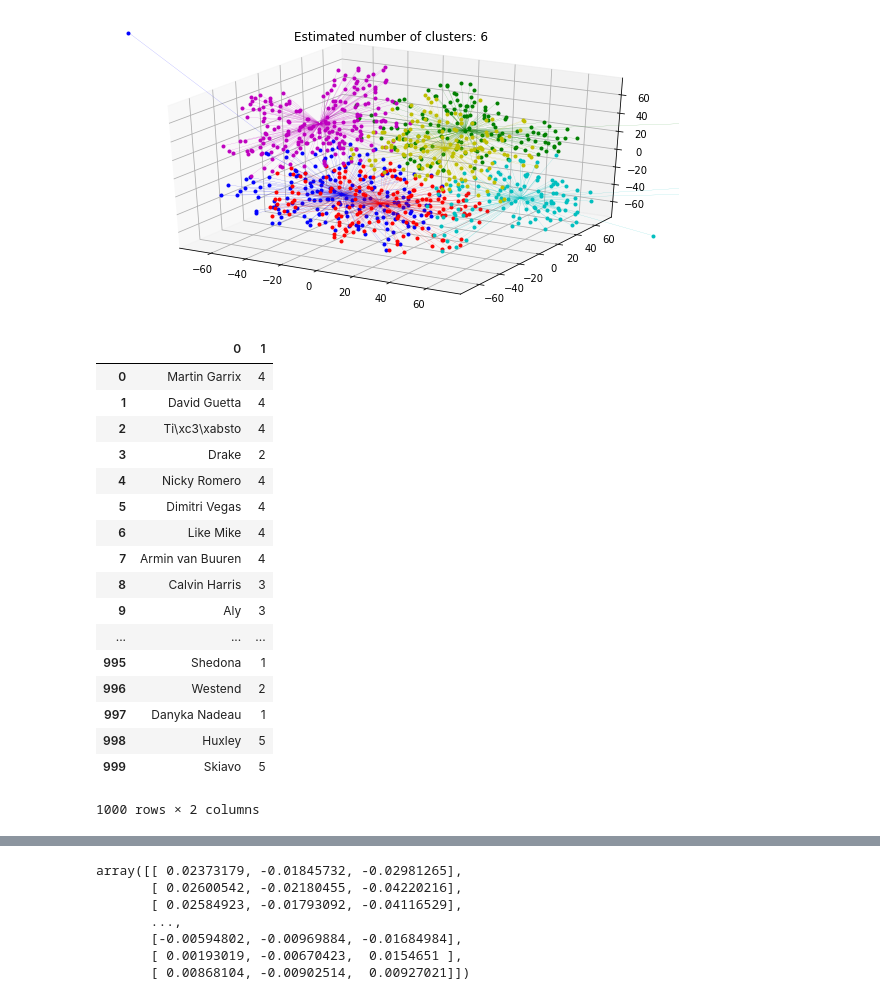
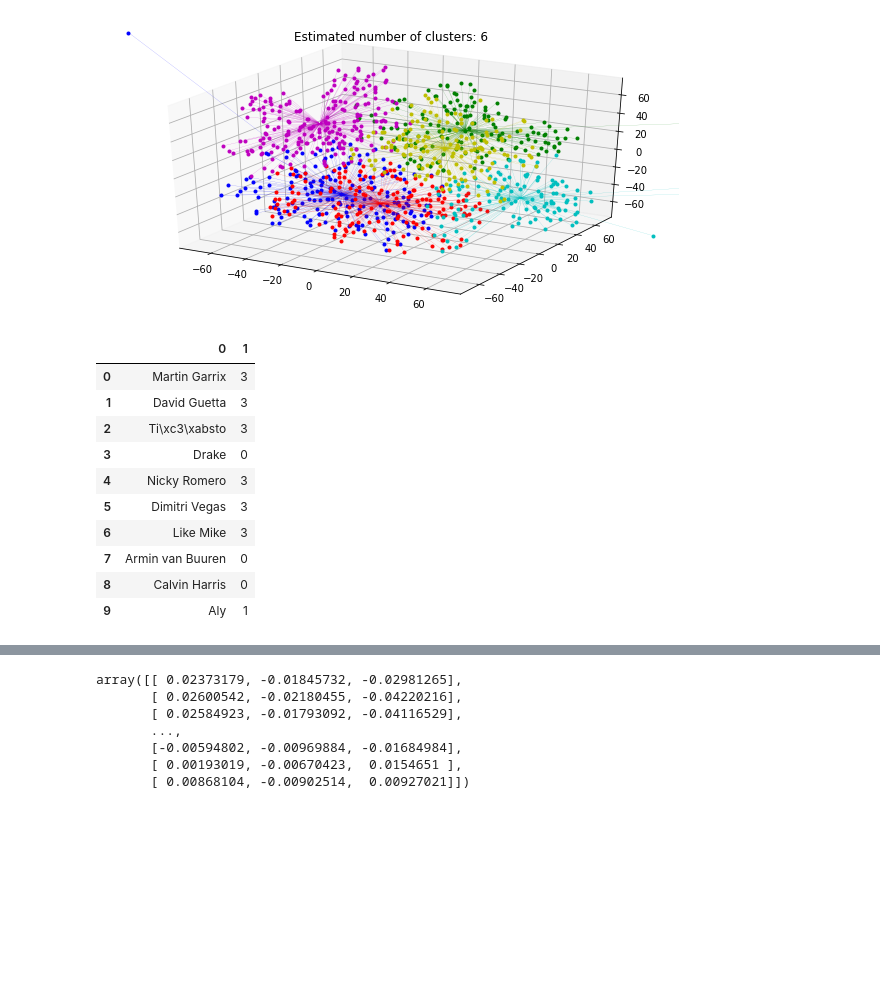
Before and after one commit to mfaenza/1001, a Jupyter notebook: GraphSandboxClean.ipynb, the cells around one changed output, grey strips where cells are left out. Cells and saved outputs as stored; diff of their text form; code cells hidden in the pictures; blank space fills up the shorter version.

```diff
--- a/GraphSandboxClean.ipynb
+++ b/GraphSandboxClean.ipynb
@@ -428,24 +414,17 @@ Silhouette Coefficient: 0.429
 [figure]
 # %%
 cluster_df = pd.DataFrame([[raw_nodes[i], labels[i]] for i in range(len(raw_nodes))])
-cluster_df
+cluster_df.head(10)
 # %% [output]
 |  | 0 | 1 |
-| 0 | Martin Garrix | 4 |
-| 1 | David Guetta | 4 |
-| 2 | Ti\xc3\xabsto | 4 |
-| 3 | Drake | 2 |
-| 4 | Nicky Romero | 4 |
-| 5 | Dimitri Vegas | 4 |
-| 6 | Like Mike | 4 |
-| 7 | Armin van Buuren | 4 |
-| 8 | Calvin Harris | 3 |
-| 9 | Aly | 3 |
-| ... | ... | ... |
-| 995 | Shedona | 1 |
-| 996 | Westend | 2 |
-| 997 | Danyka Nadeau | 1 |
-| 998 | Huxley | 5 |
-| 999 | Skiavo | 5 |
+| 0 | Martin Garrix | 3 |
+| 1 | David Guetta | 3 |
+| 2 | Ti\xc3\xabsto | 3 |
+| 3 | Drake | 0 |
+| 4 | Nicky Romero | 3 |
+| 5 | Dimitri Vegas | 3 |
+| 6 | Like Mike | 3 |
+| 7 | Armin van Buuren | 0 |
+| 8 | Calvin Harris | 0 |
+| 9 | Aly | 1 |
-1000 rows × 2 columns
 # %%
```
Also changed, not shown: parts of 10 cells of this notebook, 2 other files.
